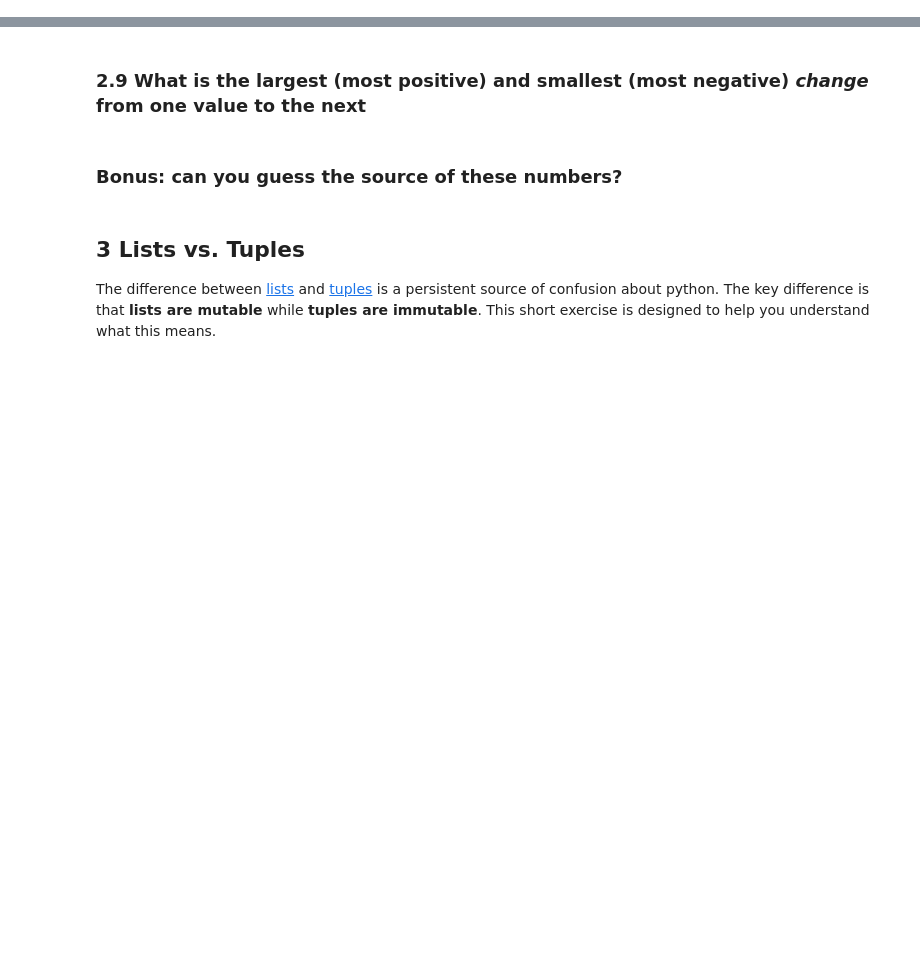
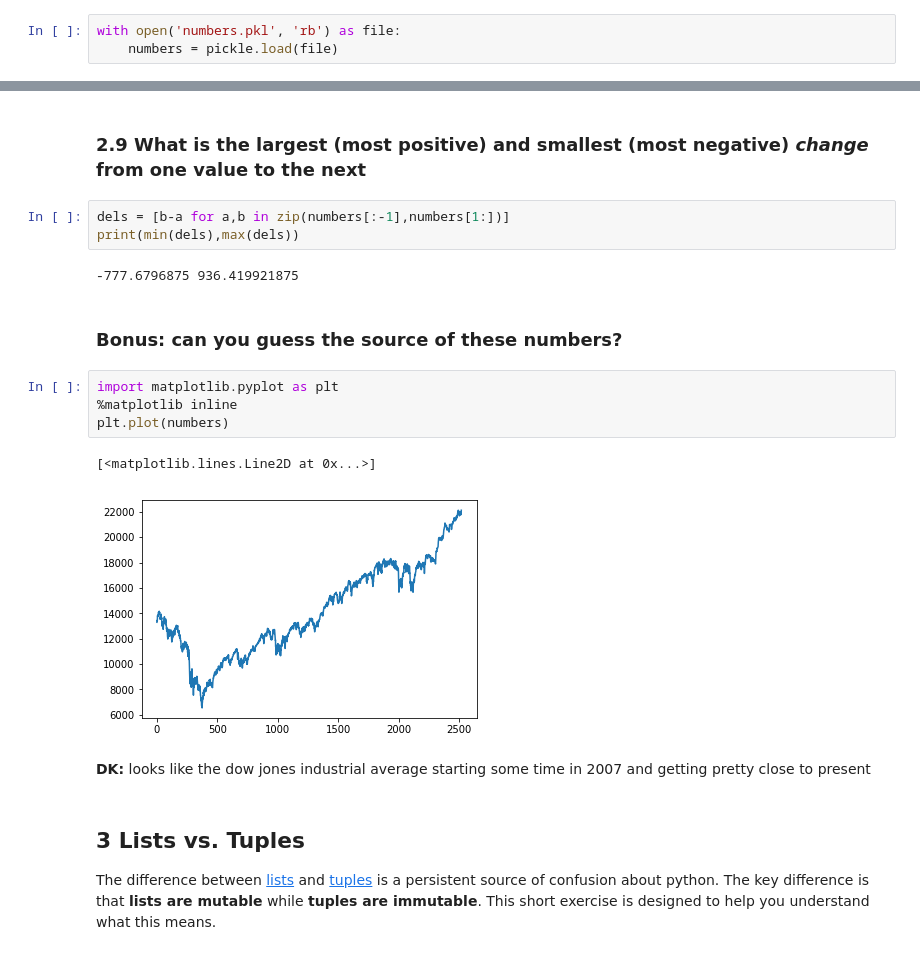
Before and after one commit to djk2120/Assignment_2, a Jupyter notebook: Assignment_3/Assignment_3.ipynb, the cells around one changed output, grey strips where cells are left out. Drawn from its saved outputs; the diff is of its cells as text; blank space fills up the shorter version.

```diff
--- a/Assignment_3/Assignment_3.ipynb
+++ b/Assignment_3/Assignment_3.ipynb
@@ -182,5 +183,8 @@ Run this chunk of code to load some data.
 
     with open('numbers.pkl', 'rb') as file:
         numbers = pickle.load(file)
+# %%
+with open('numbers.pkl', 'rb') as file:
+    numbers = pickle.load(file)
 # %% [markdown]
 ### 2.1 Confirm that `numbers` is indeed a list
@@ -201,7 +254,21 @@ Run this chunk of code to load some data.
 # %% [markdown]
 ### 2.9 What is the largest (most positive) and smallest (most negative)  _change_ from one value to the next
+# %%
+dels = [b-a for a,b in zip(numbers[:-1],numbers[1:])]
+print(min(dels),max(dels))
+# %% [output]
+-777.6796875 936.419921875
 # %% [markdown]
 ### Bonus: can you guess the source of these numbers?
+# %%
+import matplotlib.pyplot as plt
+%matplotlib inline
+plt.plot(numbers)
+# %% [output]
+[<matplotlib.lines.Line2D at 0x...>]
+[figure, added]
+# %% [markdown]
+**DK:** looks like the dow jones industrial average starting some time in 2007 and getting pretty close to present
 # %% [markdown]
 ## 3 Lists vs. Tuples
 
```
Also changed, not shown: parts of 37 cells of this notebook, 1 other file.
